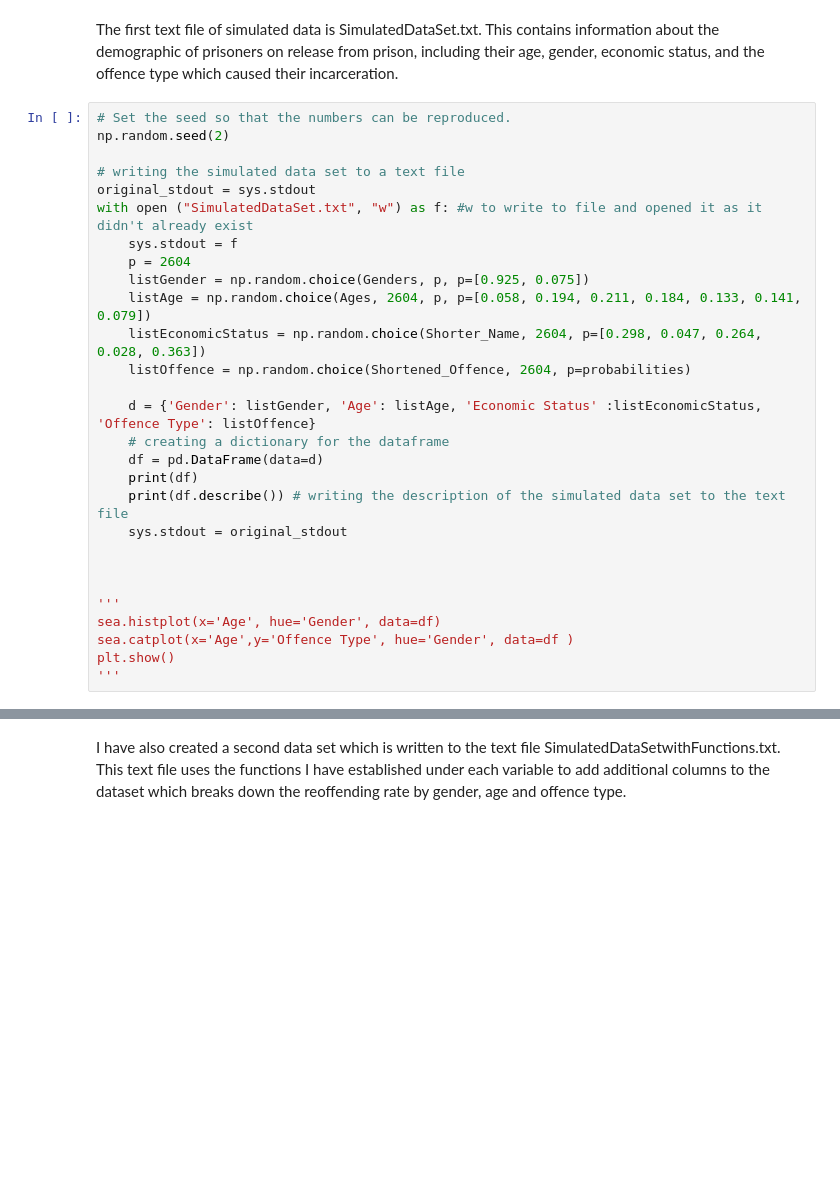
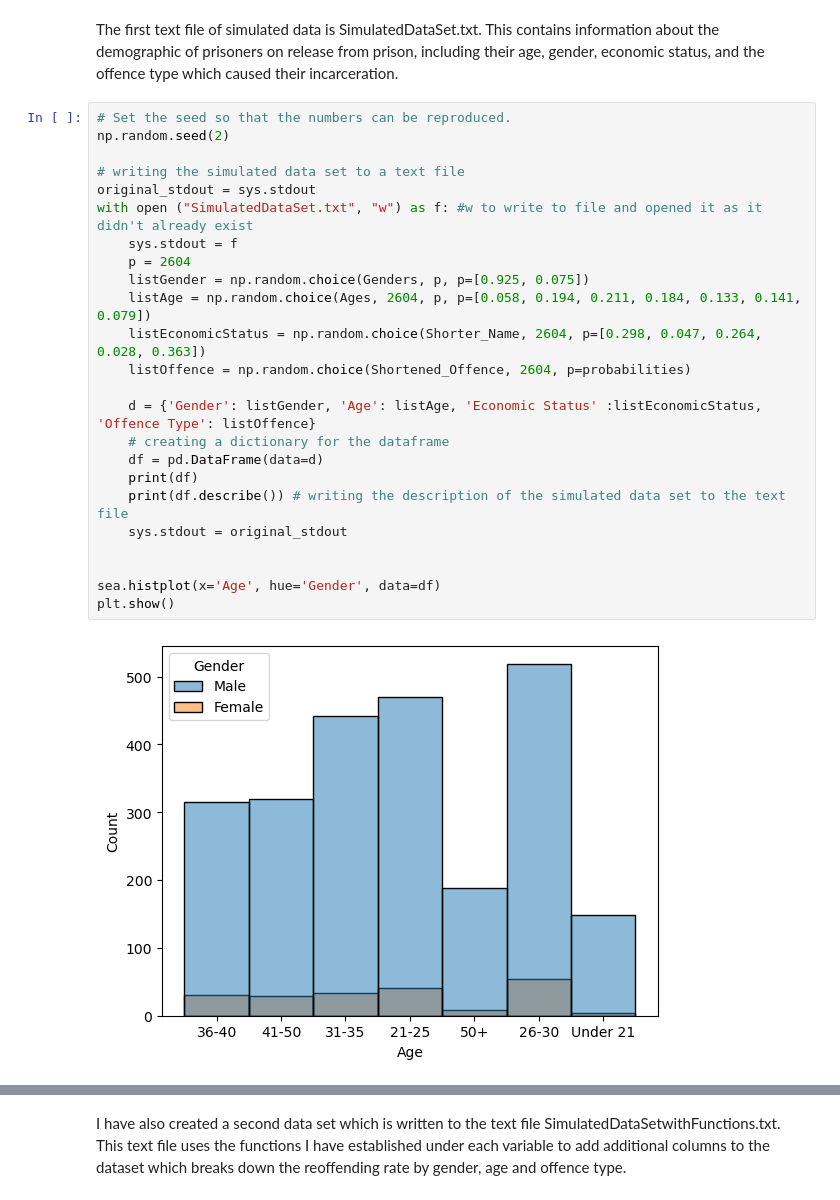
Before and after one commit to rebeccaf1918/Programming-for-DA, a Jupyter notebook: Data-Simulation.ipynb, the cells around one changed output, grey strips where cells are left out. Saved outputs shown, nothing was run; the diff lists cells and outputs as text; blank space fills up the shorter version.

```diff
--- a/Data-Simulation.ipynb
+++ b/Data-Simulation.ipynb
@@ -234,28 +243,26 @@ The first text file of simulated data is SimulatedDataSet.txt. This contains inf
 # %%
 # Set the seed so that the numbers can be reproduced.
 np.random.seed(2)
 
 # writing the simulated data set to a text file
 original_stdout = sys.stdout
 with open ("SimulatedDataSet.txt", "w") as f: #w to write to file and opened it as it didn't already exist
     sys.stdout = f
     p = 2604
     listGender = np.random.choice(Genders, p, p=[0.925, 0.075])
     listAge = np.random.choice(Ages, 2604, p, p=[0.058, 0.194, 0.211, 0.184, 0.133, 0.141, 0.079])
     listEconomicStatus = np.random.choice(Shorter_Name, 2604, p=[0.298, 0.047, 0.264, 0.028, 0.363])
     listOffence = np.random.choice(Shortened_Offence, 2604, p=probabilities)
 
     d = {'Gender': listGender, 'Age': listAge, 'Economic Status' :listEconomicStatus, 'Offence Type': listOffence}
     # creating a dictionary for the dataframe
     df = pd.DataFrame(data=d)
     print(df)
     print(df.describe()) # writing the description of the simulated data set to the text file
     sys.stdout = original_stdout
 
 
-
-'''
 sea.histplot(x='Age', hue='Gender', data=df)
-sea.catplot(x='Age',y='Offence Type', hue='Gender', data=df )
 plt.show()
-'''
+# %% [output]
+[figure, added]
```
Also changed, not shown: parts of 10 cells of this notebook.
